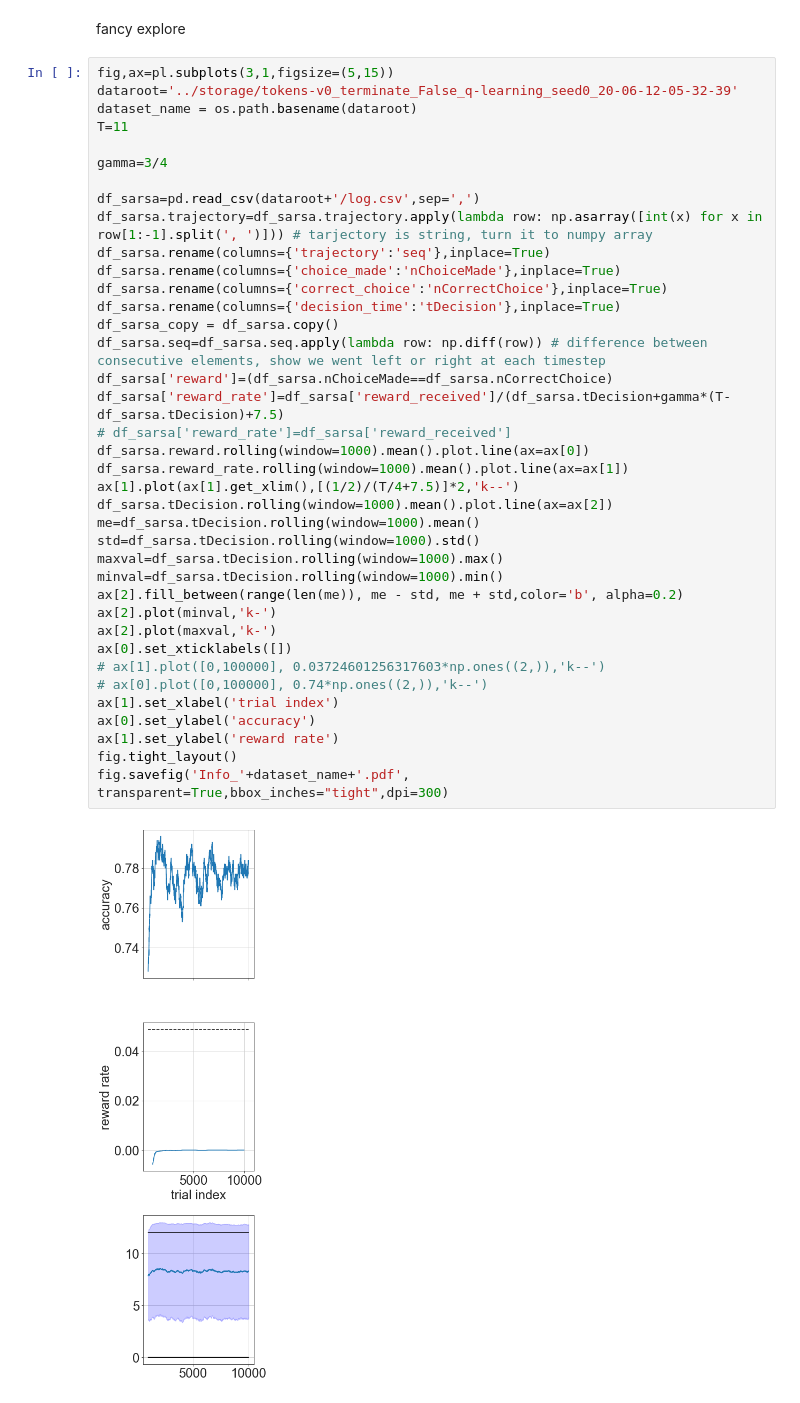
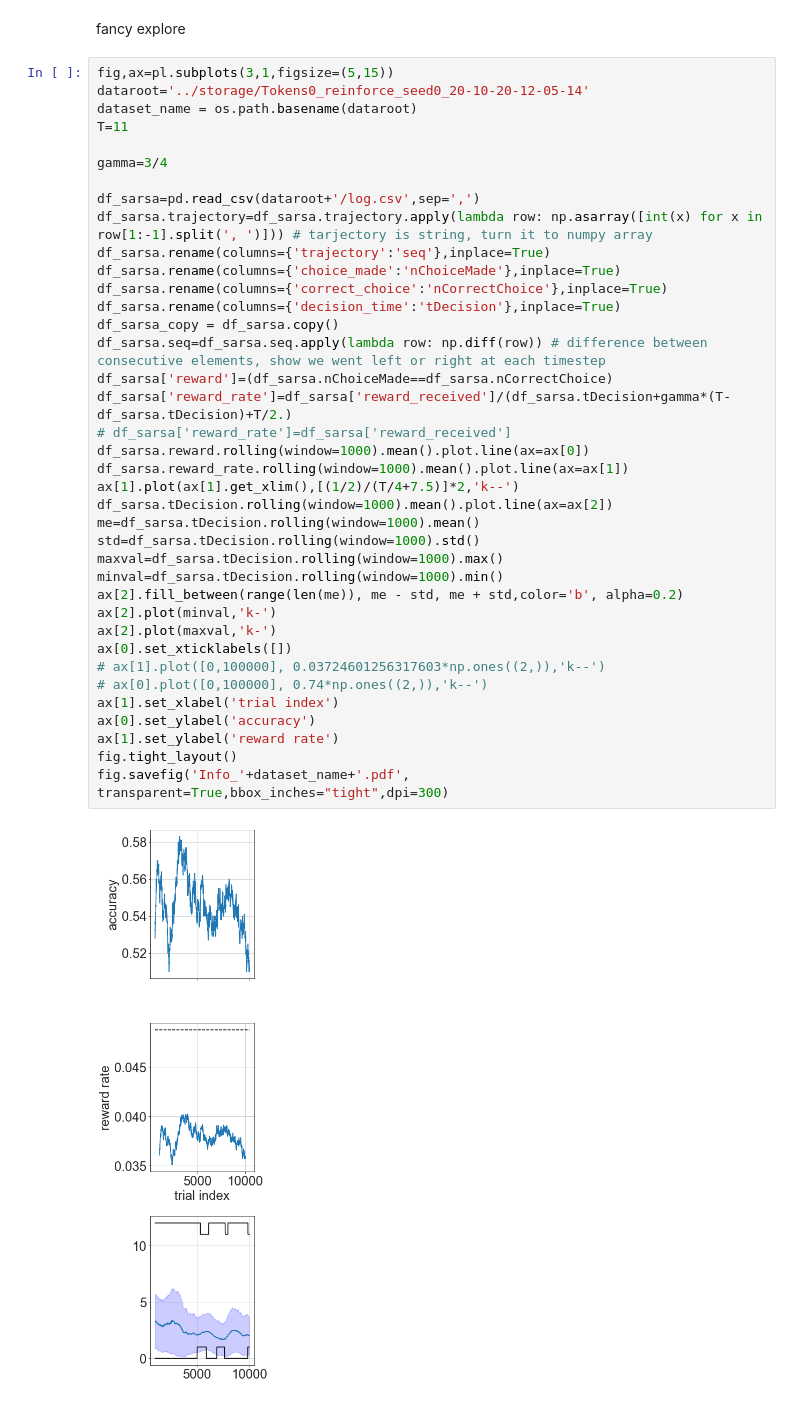
Before and after one commit to amimem/tokens_task, a Jupyter notebook: notebooks/tokens_task_analysis_RL_onerun.ipynb, the cells around one changed output. Saved outputs shown, nothing was run; the diff lists cells and outputs as text.

```diff
--- a/notebooks/tokens_task_analysis_RL_onerun.ipynb
+++ b/notebooks/tokens_task_analysis_RL_onerun.ipynb
@@ -24,7 +25,7 @@ from scipy.interpolate import griddata
 fancy explore
 # %%
 fig,ax=pl.subplots(3,1,figsize=(5,15))
-dataroot='../storage/tokens-v0_terminate_False_q-learning_seed0_20-06-12-05-32-39'
+dataroot='../storage/Tokens0_reinforce_seed0_20-10-20-12-05-14'
 dataset_name = os.path.basename(dataroot)
 T=11
 
@@ -33,35 +34,35 @@ gamma=3/4
 df_sarsa=pd.read_csv(dataroot+'/log.csv',sep=',')
 df_sarsa.trajectory=df_sarsa.trajectory.apply(lambda row: np.asarray([int(x) for x in row[1:-1].split(', ')])) # tarjectory is string, turn it to numpy array
 df_sarsa.rename(columns={'trajectory':'seq'},inplace=True)
 df_sarsa.rename(columns={'choice_made':'nChoiceMade'},inplace=True)
 df_sarsa.rename(columns={'correct_choice':'nCorrectChoice'},inplace=True)
 df_sarsa.rename(columns={'decision_time':'tDecision'},inplace=True)
 df_sarsa_copy = df_sarsa.copy()
 df_sarsa.seq=df_sarsa.seq.apply(lambda row: np.diff(row)) # difference between consecutive elements, show we went left or right at each timestep
 df_sarsa['reward']=(df_sarsa.nChoiceMade==df_sarsa.nCorrectChoice)
-df_sarsa['reward_rate']=df_sarsa['reward_received']/(df_sarsa.tDecision+gamma*(T-df_sarsa.tDecision)+7.5)
+df_sarsa['reward_rate']=df_sarsa['reward_received']/(df_sarsa.tDecision+gamma*(T-df_sarsa.tDecision)+T/2.)
 # df_sarsa['reward_rate']=df_sarsa['reward_received']
 df_sarsa.reward.rolling(window=1000).mean().plot.line(ax=ax[0])
 df_sarsa.reward_rate.rolling(window=1000).mean().plot.line(ax=ax[1])
 ax[1].plot(ax[1].get_xlim(),[(1/2)/(T/4+7.5)]*2,'k--')
 df_sarsa.tDecision.rolling(window=1000).mean().plot.line(ax=ax[2])
 me=df_sarsa.tDecision.rolling(window=1000).mean()
 std=df_sarsa.tDecision.rolling(window=1000).std()
 maxval=df_sarsa.tDecision.rolling(window=1000).max()
 minval=df_sarsa.tDecision.rolling(window=1000).min()
 ax[2].fill_between(range(len(me)), me - std, me + std,color='b', alpha=0.2)
 ax[2].plot(minval,'k-')
 ax[2].plot(maxval,'k-')
 ax[0].set_xticklabels([])
 # ax[1].plot([0,100000], 0.03724601256317603*np.ones((2,)),'k--')
 # ax[0].plot([0,100000], 0.74*np.ones((2,)),'k--')
 ax[1].set_xlabel('trial index')
 ax[0].set_ylabel('accuracy')
 ax[1].set_ylabel('reward rate')
 fig.tight_layout()
 fig.savefig('Info_'+dataset_name+'.pdf', transparent=True,bbox_inches="tight",dpi=300)
 # %% [output]
-[figure, old version]
+[figure, new version]
 # %%
 # df_sarsa.loc[df_sarsa.tDecision == 0].tDecision = T
 # df_sarsa.head()
```
Also changed, not shown: parts of 5 cells of this notebook.
